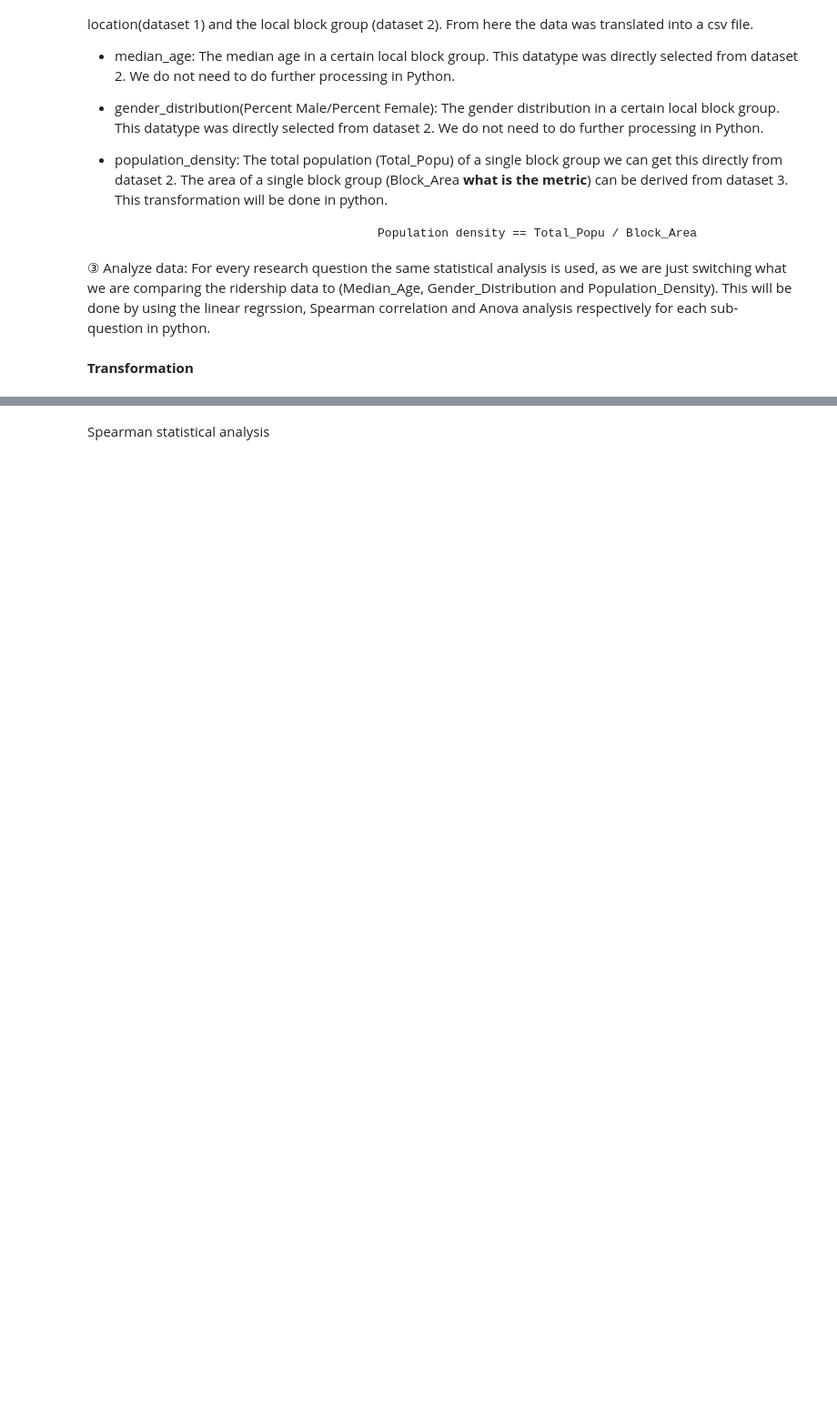
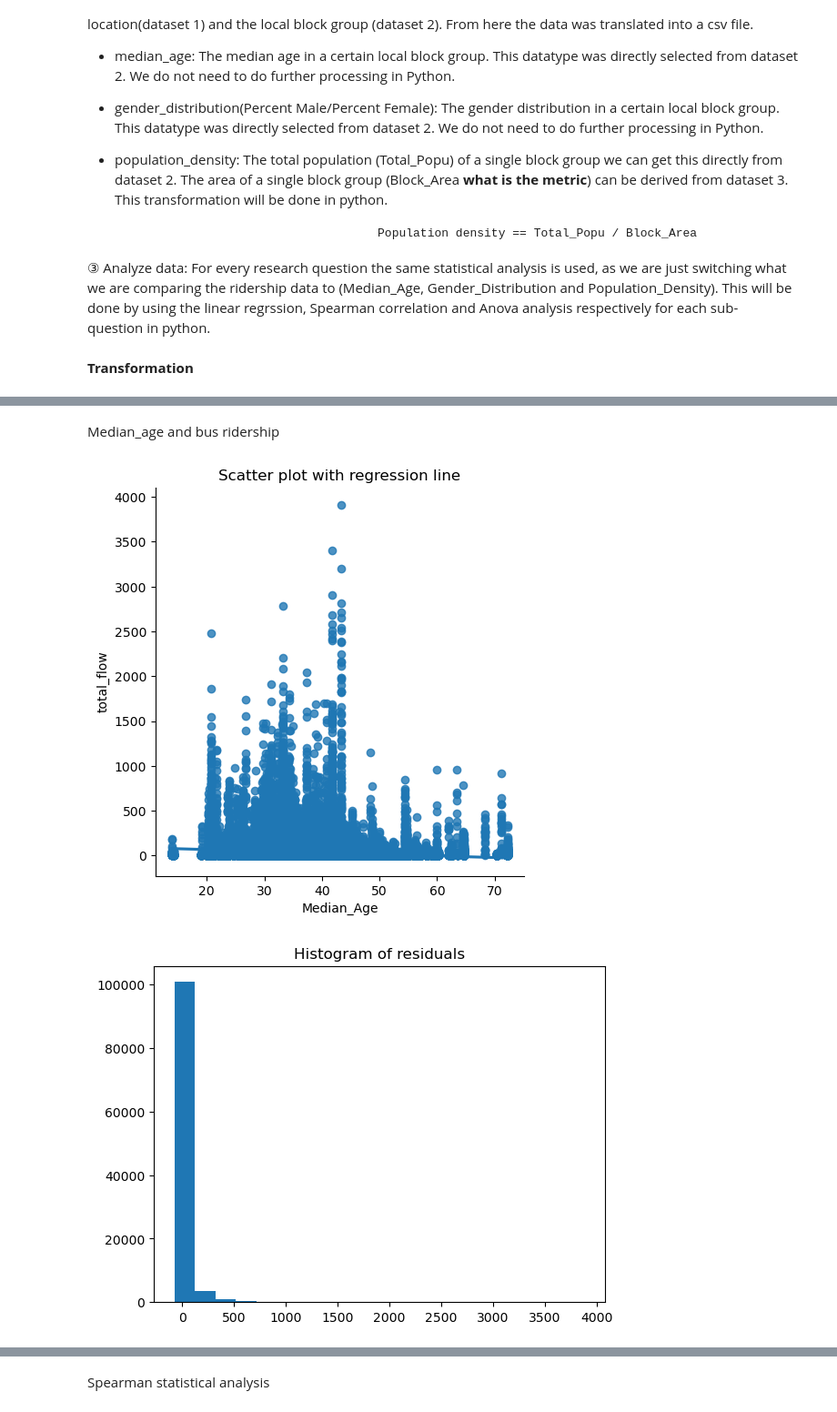
Before and after one commit to Mulhamomar/TIL6022_group10, a Jupyter notebook: TIL-6022 Bus Ridership.ipynb, the cells around one changed output, grey strips where cells are left out. Shown at 91% size. Drawn from its saved outputs; the diff is of its cells as text; code cells hidden in the pictures; blank space fills up the shorter version.

Commit message:
checks before linear regression

```diff
--- a/TIL-6022 Bus Ridership.ipynb
+++ b/TIL-6022 Bus Ridership.ipynb
@@ -110,0 +116,35 @@ calculate_columns(df)
+# %% [markdown]
+Median_age and bus ridership
+# %%
+file = 'TIL6022Data.csv'
+new_file = 'TIL6022aggdata.csv'
+df = pd.read_csv(file) #Read CSV
+
+X = df["Median_Age"]
+Y = df["total_flow"]
+X = sm.add_constant(X)
+model = sm.OLS(Y, X).fit()
+
+sns.lmplot(x="Median_Age", y="total_flow", data=df)
+plt.title("Scatter plot with regression line")
+plt.show()#check the linearrity
+
+residuals = model.resid
+plt.hist(residuals, bins=20)
+plt.title("Histogram of residuals")
+plt.show()#check the normality of residuals
+
+sm.qqplot(residuals, line='45')
+plt.title("QQ plot of residuals")
+plt.show()#check the normality of residuals
+
+fitted = model.fittedvalues
+plt.scatter(fitted, residuals)
+plt.axhline(0, color='red')
+plt.xlabel('Fitted values')
+plt.ylabel('Residuals')
+plt.title("Residuals vs Fitted values")
+plt.show()#check the homoscedasticity
+# %% [output]
+[figure, added]
+[figure, added]
```
Also changed, not shown: parts of 4 cells of this notebook.
